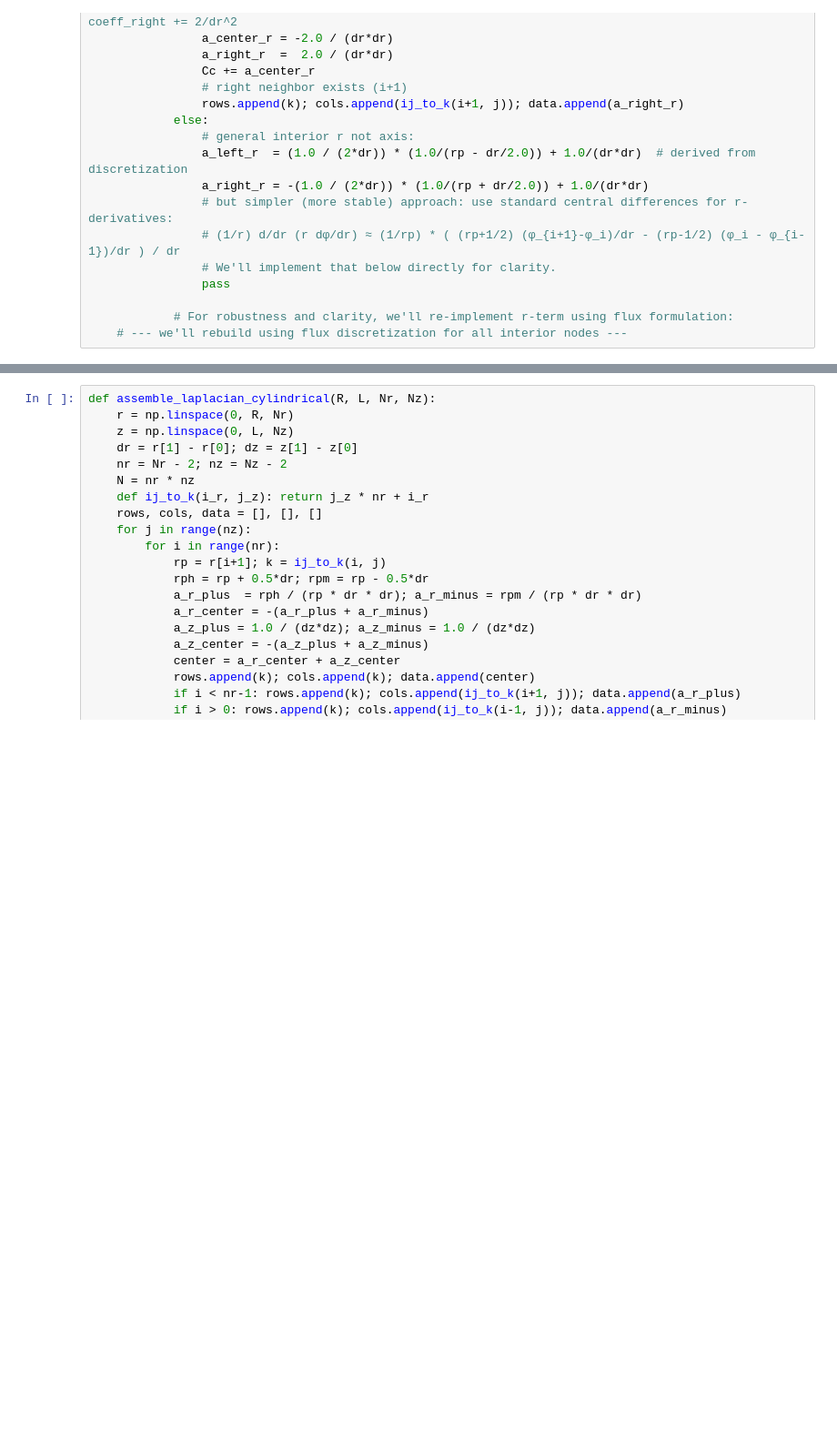
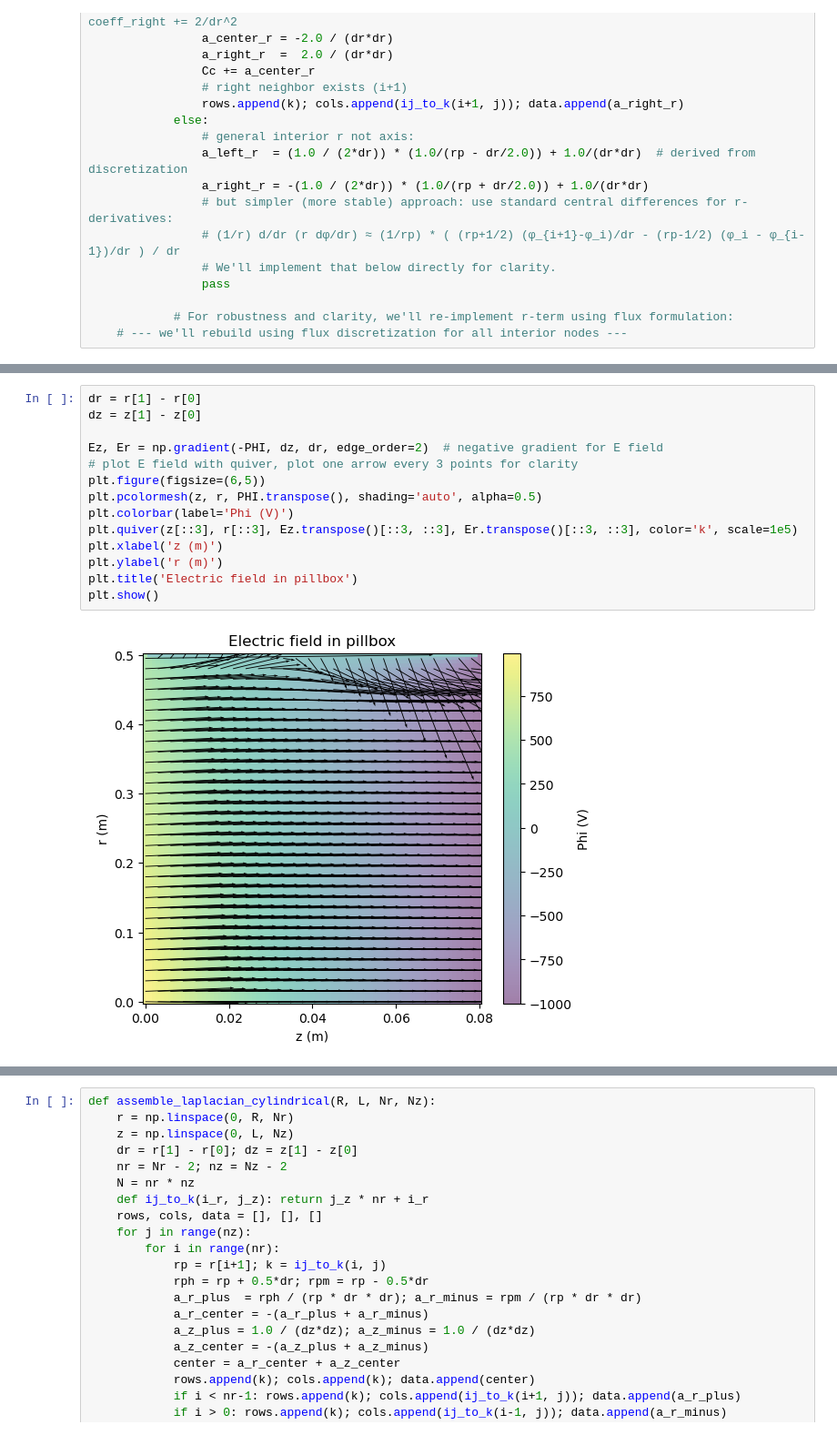
Before and after one commit to frastra2004/hyperfish, a Jupyter notebook: Untitled-1.ipynb, the cells around one changed output, grey strips where cells are left out. Shown at 91% size. Cells and saved outputs as stored; diff of their text form; blank space fills up the shorter version.

Commit message:
added fieldlines

```diff
--- a/Untitled-1.ipynb
+++ b/Untitled-1.ipynb
@@ -220,0 +294,16 @@ plt.show()
+# %%
+dr = r[1] - r[0]
+dz = z[1] - z[0]
+
+Ez, Er = np.gradient(-PHI, dz, dr, edge_order=2)  # negative gradient for E field
+# plot E field with quiver, plot one arrow every 3 points for clarity
+plt.figure(figsize=(6,5))
+plt.pcolormesh(z, r, PHI.transpose(), shading='auto', alpha=0.5)
+plt.colorbar(label='Phi (V)')
+plt.quiver(z[::3], r[::3], Ez.transpose()[::3, ::3], Er.transpose()[::3, ::3], color='k', scale=1e5)
+plt.xlabel('z (m)')
+plt.ylabel('r (m)')
+plt.title('Electric field in pillbox')
+plt.show()
+# %% [output]
+[figure, added]
```
Also changed, not shown: parts of 5 cells of this notebook, 1 other file.
